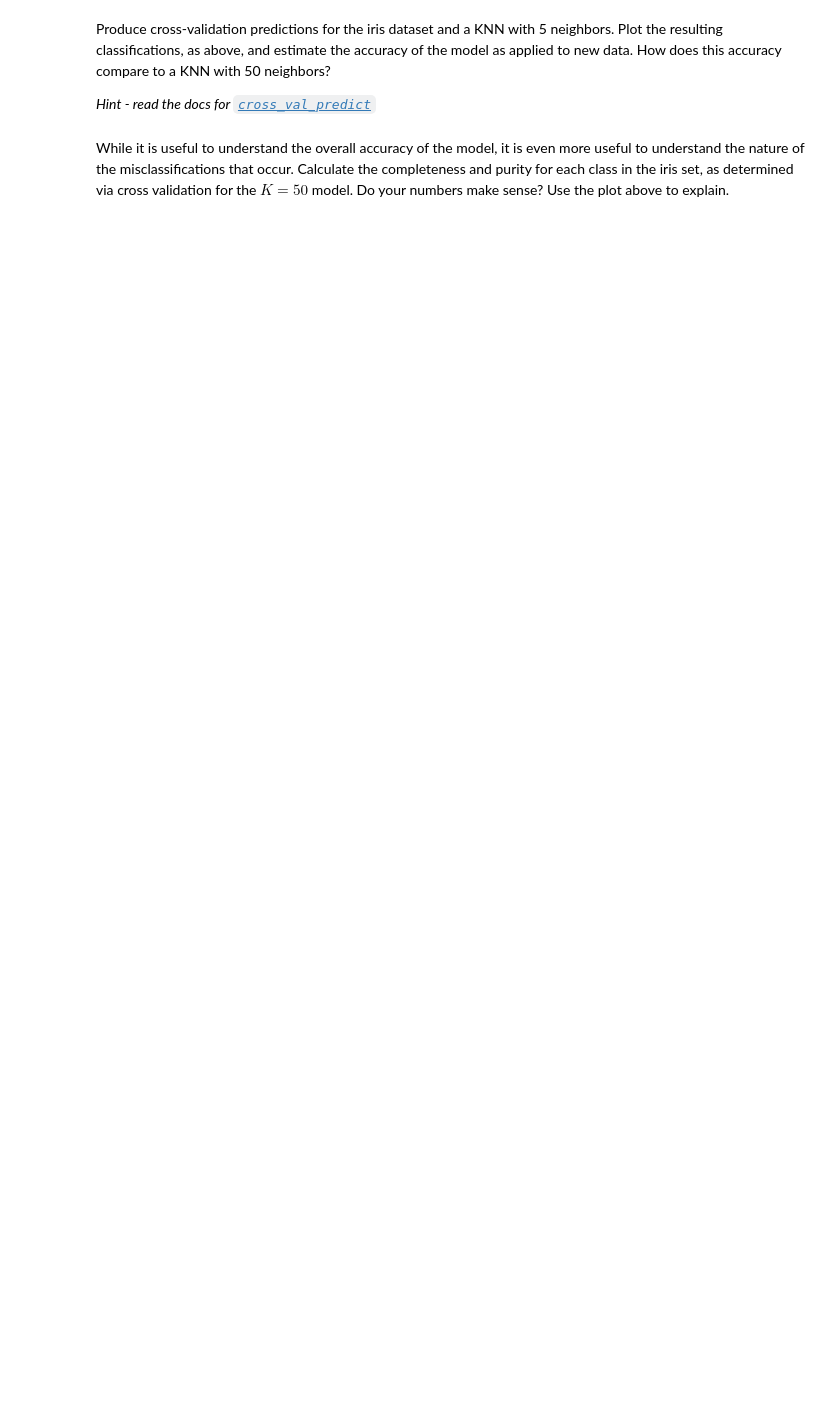
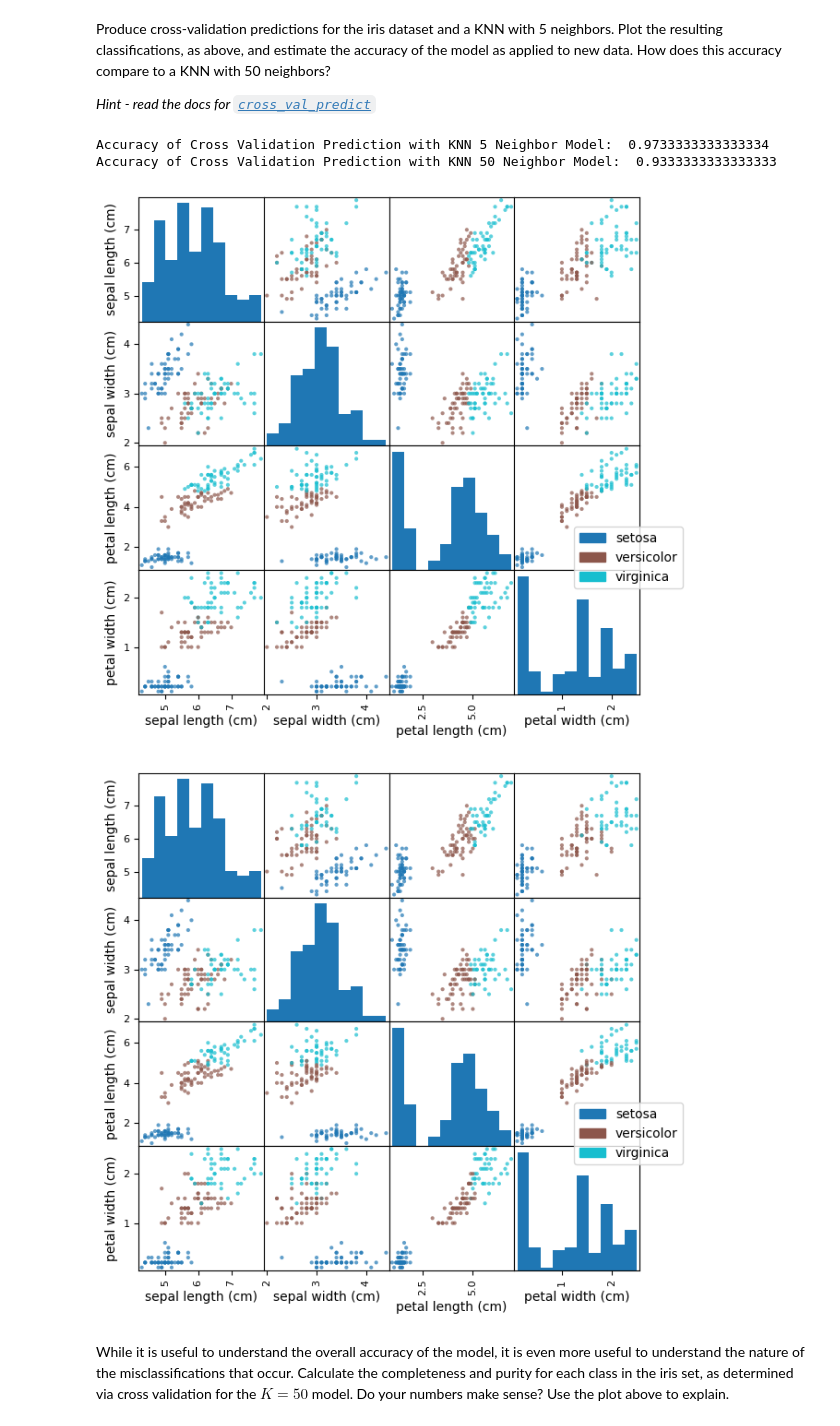
Before and after one commit to ASTR154/classification, a Jupyter notebook: classification.ipynb, the cells around one changed output. Cells and saved outputs as stored; diff of their text form; code cells hidden in the pictures; blank space fills up the shorter version.

```diff
--- a/classification.ipynb
+++ b/classification.ipynb
@@ -56,2 +104,47 @@ Produce cross-validation predictions for the iris dataset and a KNN with 5 neigh
+# %%
+from sklearn.model_selection import cross_val_predict
+import warnings
+warnings.filterwarnings("ignore")
+
+#iris = datasets.load_iris()
+#iris_data = iris['data']
+#iris_species = iris['target_names']
+#iris_target = iris['target']
+#iris_features = iris['feature_names']
+
+# KNN model 5
+knn5 = KNeighborsClassifier(n_neighbors=5)
+iris_cvp5 = cross_val_predict(knn5, iris_data, iris_target, cv=5)
+accuracy5 = np.sum((iris_cvp5==iris_target)/len(iris_target))
+print("Accuracy of Cross Validation Prediction with KNN 5 Neighbor Model: ", accuracy5)
+
+# KNN model 50
+knn50 = KNeighborsClassifier(n_neighbors=50)
+iris_cvp50 = cross_val_predict(knn50, iris_data, iris_target, cv=50)
+accuracy50 = np.sum((iris_cvp50==iris_target)/len(iris_target))
+print("Accuracy of Cross Validation Prediction with KNN 50 Neighbor Model: ", accuracy50)
+
+# create the dataframes
+df5 = pd.DataFrame(iris_data, columns=iris_features)
+df5['Predicted Species'] = iris_cvp5
+
+df50 = pd.DataFrame(iris_data, columns=iris_features)
+df50['Predicted Species'] = iris_cvp50
+
+# scatter matrix for KNN models
+pd.plotting.scatter_matrix(df5.iloc[:, :4], figsize=(7, 7), alpha=0.7, c=iris_cvp5, cmap='tab10')
+handles = [mpatches.Patch(color=plt.cm.tab10(i / 2), label=iris_species[i]) for i in range(3)]
+plt.legend(handles=handles, loc='best', bbox_to_anchor=(1.4, 1.4))
+plt.show()
+
+pd.plotting.scatter_matrix(df50.iloc[:, :4], figsize=(7, 7), alpha=0.7, c=iris_cvp50, cmap='tab10')
+handles = [mpatches.Patch(color=plt.cm.tab10(i / 2), label=iris_species[i]) for i in range(3)]
+plt.legend(handles=handles, loc='best', bbox_to_anchor=(1.4, 1.4))
+plt.show()
+# %% [output]
+Accuracy of Cross Validation Prediction with KNN 5 Neighbor Model:  0.9733333333333334
+Accuracy of Cross Validation Prediction with KNN 50 Neighbor Model:  0.9333333333333333
+[figure, added]
+[figure, added]
 # %% [markdown]
 While it is useful to understand the overall accuracy of the model, it is even more useful to understand the nature of the misclassifications that occur. Calculate the completeness and purity for each class in the iris set, as determined via cross validation for the $K = 50$ model. Do your numbers make sense? Use the plot above to explain.
```
Also changed, not shown: parts of 17 cells of this notebook.
